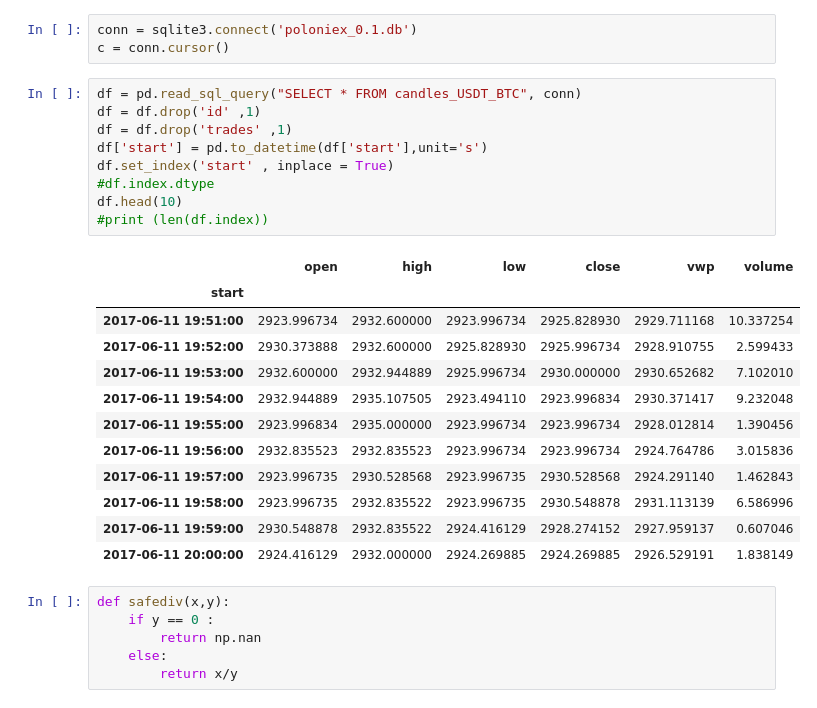
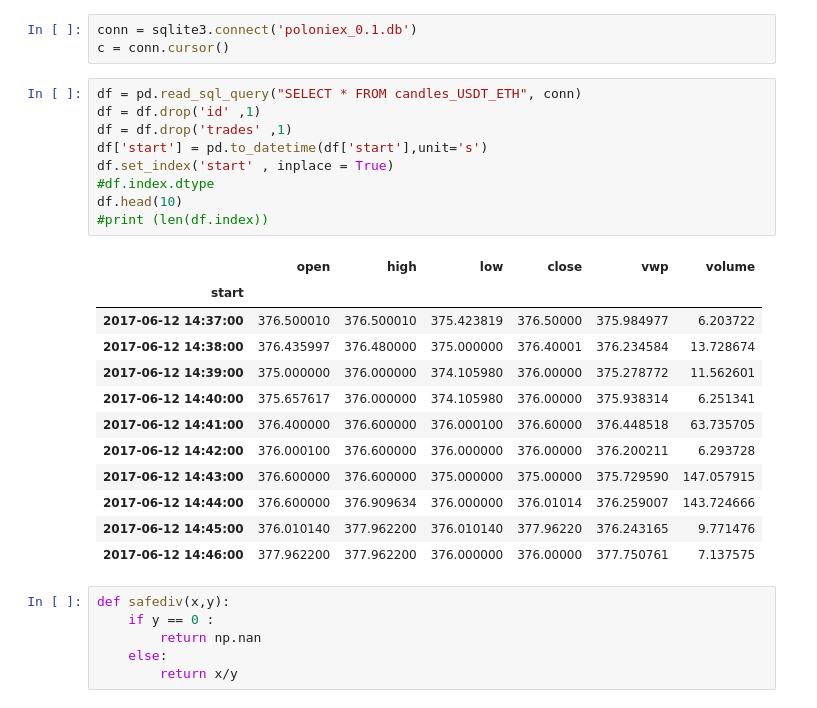
Before and after one commit to lunarhighs/ML-Crypto, a Jupyter notebook: MLCryptov1.ipynb, the cells around one changed output. Saved outputs shown, nothing was run; the diff lists cells and outputs as text.

```diff
--- a/MLCryptov1.ipynb
+++ b/MLCryptov1.ipynb
@@ -18,27 +18,27 @@ from sklearn.naive_bayes import GaussianNB
 conn = sqlite3.connect('poloniex_0.1.db')
 c = conn.cursor()
 # %%
-df = pd.read_sql_query("SELECT * FROM candles_USDT_BTC", conn)
+df = pd.read_sql_query("SELECT * FROM candles_USDT_ETH", conn)
 df = df.drop('id' ,1)
 df = df.drop('trades' ,1)
 df['start'] = pd.to_datetime(df['start'],unit='s')
 df.set_index('start' , inplace = True)
 #df.index.dtype
 df.head(10)
 #print (len(df.index))
 # %% [output]
 |  | open | high | low | close | vwp | volume |
 | start |  |  |  |  |  |  |
-| 2017-06-11 19:51:00 | 2923.996734 | 2932.600000 | 2923.996734 | 2925.828930 | 2929.711168 | 10.337254 |
-| 2017-06-11 19:52:00 | 2930.373888 | 2932.600000 | 2925.828930 | 2925.996734 | 2928.910755 | 2.599433 |
-| 2017-06-11 19:53:00 | 2932.600000 | 2932.944889 | 2925.996734 | 2930.000000 | 2930.652682 | 7.102010 |
-| 2017-06-11 19:54:00 | 2932.944889 | 2935.107505 | 2923.494110 | 2923.996834 | 2930.371417 | 9.232048 |
-| 2017-06-11 19:55:00 | 2923.996834 | 2935.000000 | 2923.996734 | 2923.996734 | 2928.012814 | 1.390456 |
-| 2017-06-11 19:56:00 | 2932.835523 | 2932.835523 | 2923.996734 | 2923.996734 | 2924.764786 | 3.015836 |
-| 2017-06-11 19:57:00 | 2923.996735 | 2930.528568 | 2923.996735 | 2930.528568 | 2924.291140 | 1.462843 |
-| 2017-06-11 19:58:00 | 2923.996735 | 2932.835522 | 2923.996735 | 2930.548878 | 2931.113139 | 6.586996 |
-| 2017-06-11 19:59:00 | 2930.548878 | 2932.835522 | 2924.416129 | 2928.274152 | 2927.959137 | 0.607046 |
-| 2017-06-11 20:00:00 | 2924.416129 | 2932.000000 | 2924.269885 | 2924.269885 | 2926.529191 | 1.838149 |
+| 2017-06-12 14:37:00 | 376.500010 | 376.500010 | 375.423819 | 376.50000 | 375.984977 | 6.203722 |
+| 2017-06-12 14:38:00 | 376.435997 | 376.480000 | 375.000000 | 376.40001 | 376.234584 | 13.728674 |
+| 2017-06-12 14:39:00 | 375.000000 | 376.000000 | 374.105980 | 376.00000 | 375.278772 | 11.562601 |
+| 2017-06-12 14:40:00 | 375.657617 | 376.000000 | 374.105980 | 376.00000 | 375.938314 | 6.251341 |
+| 2017-06-12 14:41:00 | 376.400000 | 376.600000 | 376.000100 | 376.60000 | 376.448518 | 63.735705 |
+| 2017-06-12 14:42:00 | 376.000100 | 376.600000 | 376.000000 | 376.00000 | 376.200211 | 6.293728 |
+| 2017-06-12 14:43:00 | 376.600000 | 376.600000 | 375.000000 | 375.00000 | 375.729590 | 147.057915 |
+| 2017-06-12 14:44:00 | 376.600000 | 376.909634 | 376.000000 | 376.01014 | 376.259007 | 143.724666 |
+| 2017-06-12 14:45:00 | 376.010140 | 377.962200 | 376.010140 | 377.96220 | 376.243165 | 9.771476 |
+| 2017-06-12 14:46:00 | 377.962200 | 377.962200 | 376.000000 | 376.00000 | 377.750761 | 7.137575 |
 # %%
 def safediv(x,y):
     if y == 0 :
```
Also changed, not shown: parts of 4 cells of this notebook.
